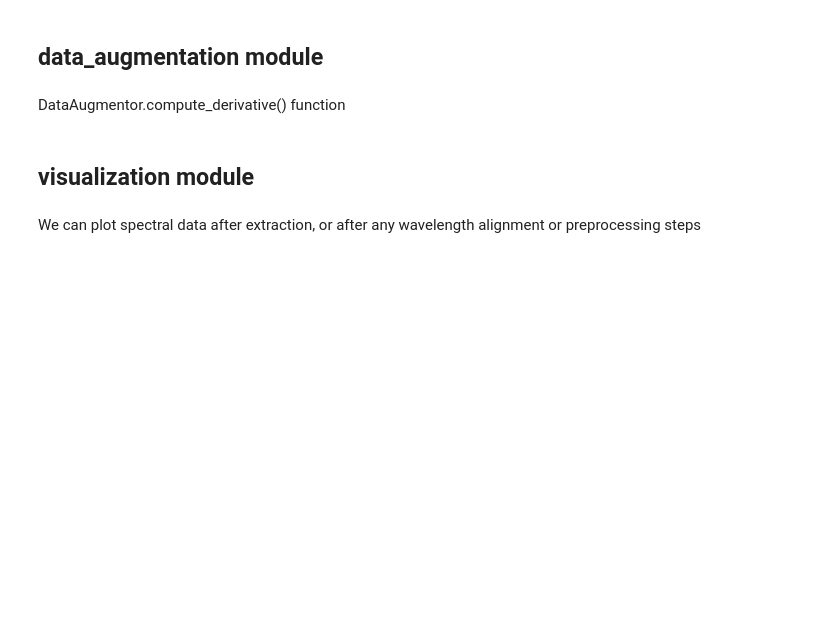
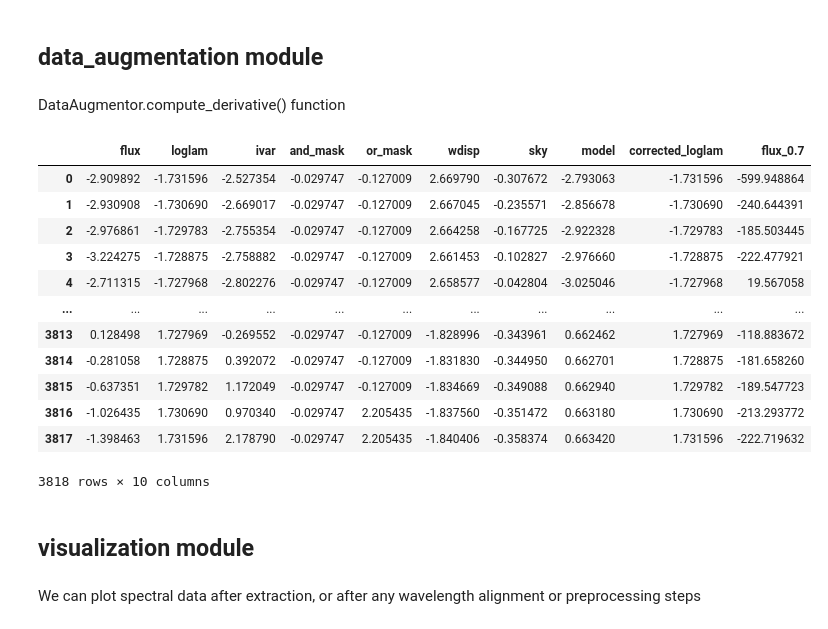
Before and after one commit to glo-umutoni/galaxy-project, a Jupyter notebook: docs/demo.ipynb, the cells around one changed output. Drawn from its saved outputs; the diff is of its cells as text; code cells hidden in the pictures; blank space fills up the shorter version.

```diff
--- a/docs/demo.ipynb
+++ b/docs/demo.ipynb
@@ -288,3 +286,30 @@ There is also an Preprocessing.interpolate function (see documentation) that is
+# %%
+data = Data()
+data.extract_from_query(query)
+spectra = data.get_spectra_from_data()
+unaligned_spectra = pd.DataFrame(spectra[0][1].data)
+
+# preprocess unaligned spectra
+unaligned_spectra = Preprocessing.correct_redshift(redshift = 10, data = unaligned_spectra)
+unaligned_spectra_std = Preprocessing.normalize(unaligned_spectra)
+
+unaligned_deriv = DataAugmentor.compute_derivative(unaligned_spectra_std, derivative_order=[0.7])
+
+unaligned_deriv
+# %% [output]
+|  | flux | loglam | ivar | and_mask | or_mask | wdisp | sky | model | corrected_loglam | flux_0.7 |
+| 0 | -2.909892 | -1.731596 | -2.527354 | -0.029747 | -0.127009 | 2.669790 | -0.307672 | -2.793063 | -1.731596 | -599.948864 |
+| 1 | -2.930908 | -1.730690 | -2.669017 | -0.029747 | -0.127009 | 2.667045 | -0.235571 | -2.856678 | -1.730690 | -240.644391 |
+| 2 | -2.976861 | -1.729783 | -2.755354 | -0.029747 | -0.127009 | 2.664258 | -0.167725 | -2.922328 | -1.729783 | -185.503445 |
+| 3 | -3.224275 | -1.728875 | -2.758882 | -0.029747 | -0.127009 | 2.661453 | -0.102827 | -2.976660 | -1.728875 | -222.477921 |
+| 4 | -2.711315 | -1.727968 | -2.802276 | -0.029747 | -0.127009 | 2.658577 | -0.042804 | -3.025046 | -1.727968 | 19.567058 |
+| ... | ... | ... | ... | ... | ... | ... | ... | ... | ... | ... |
+| 3813 | 0.128498 | 1.727969 | -0.269552 | -0.029747 | -0.127009 | -1.828996 | -0.343961 | 0.662462 | 1.727969 | -118.883672 |
+| 3814 | -0.281058 | 1.728875 | 0.392072 | -0.029747 | -0.127009 | -1.831830 | -0.344950 | 0.662701 | 1.728875 | -181.658260 |
+| 3815 | -0.637351 | 1.729782 | 1.172049 | -0.029747 | -0.127009 | -1.834669 | -0.349088 | 0.662940 | 1.729782 | -189.547723 |
+| 3816 | -1.026435 | 1.730690 | 0.970340 | -0.029747 | 2.205435 | -1.837560 | -0.351472 | 0.663180 | 1.730690 | -213.293772 |
+| 3817 | -1.398463 | 1.731596 | 2.178790 | -0.029747 | 2.205435 | -1.840406 | -0.358374 | 0.663420 | 1.731596 | -222.719632 |
+3818 rows × 10 columns
 # %% [markdown]
 ## visualization module
 # %% [markdown]
```
Also changed, not shown: parts of 3 cells of this notebook, 4 other files.
